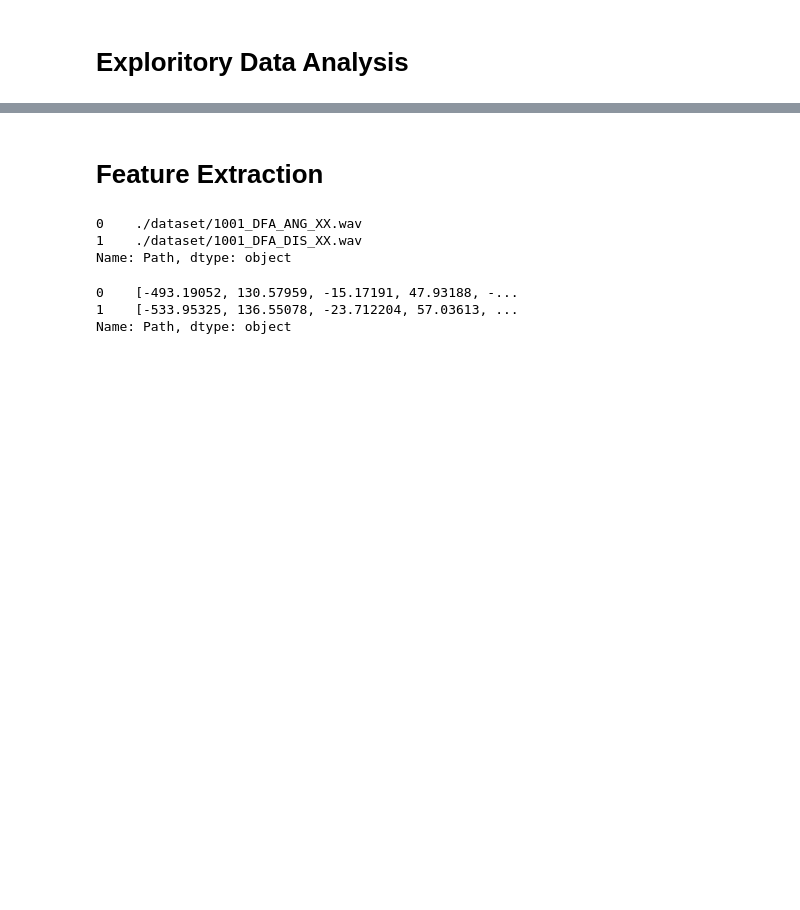
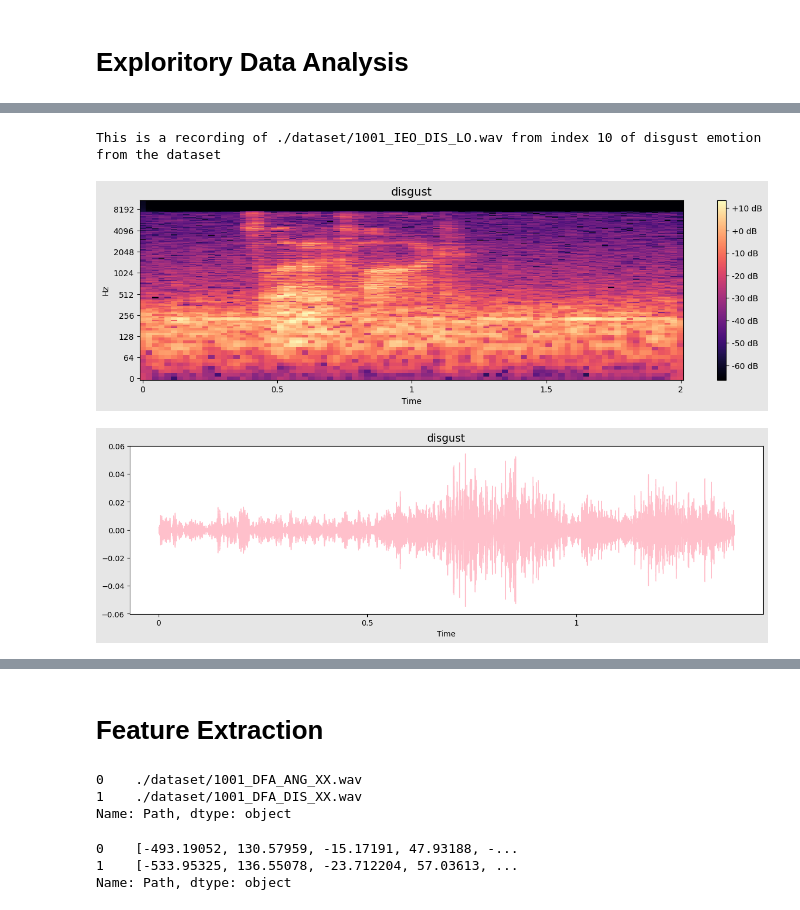
Before and after one commit to satria-ui/TugasAkhir2023, a Jupyter notebook: script/main.ipynb, the cells around one changed output, grey strips where cells are left out. Saved outputs shown, nothing was run; the diff lists cells and outputs as text; code cells hidden in the pictures; blank space fills up the shorter version.

```diff
--- a/script/main.ipynb
+++ b/script/main.ipynb
@@ -70,0 +61,8 @@ music_array, sample_rate = librosa.load(file, sr=44100)
+# %%
+idx = 10
+loader.spectogram(idx, "log")
+loader.waveplot(idx)
+# %% [output]
+This is a recording of ./dataset/1001_IEO_DIS_LO.wav from index 10 of disgust emotion from the dataset
+[figure, added]
+[figure, added]
```
Also changed, not shown: parts of 27 cells of this notebook, 1 other file.
